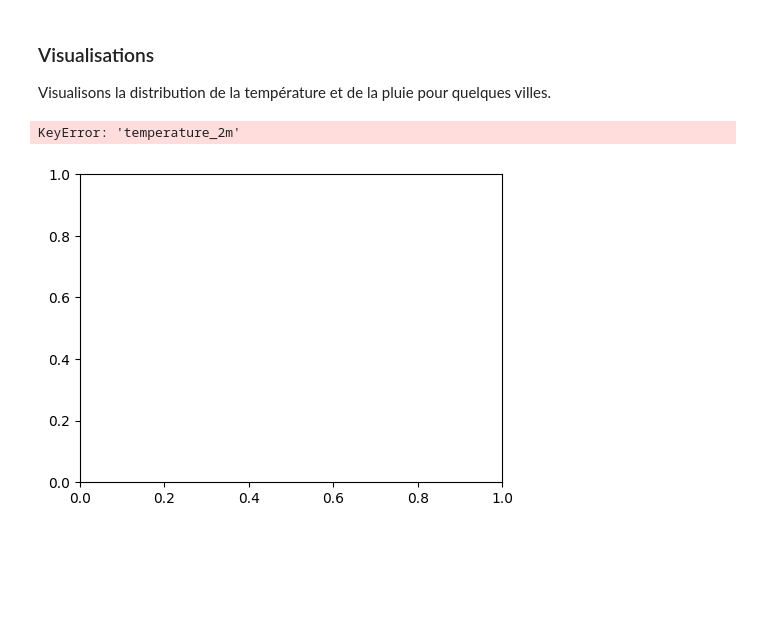
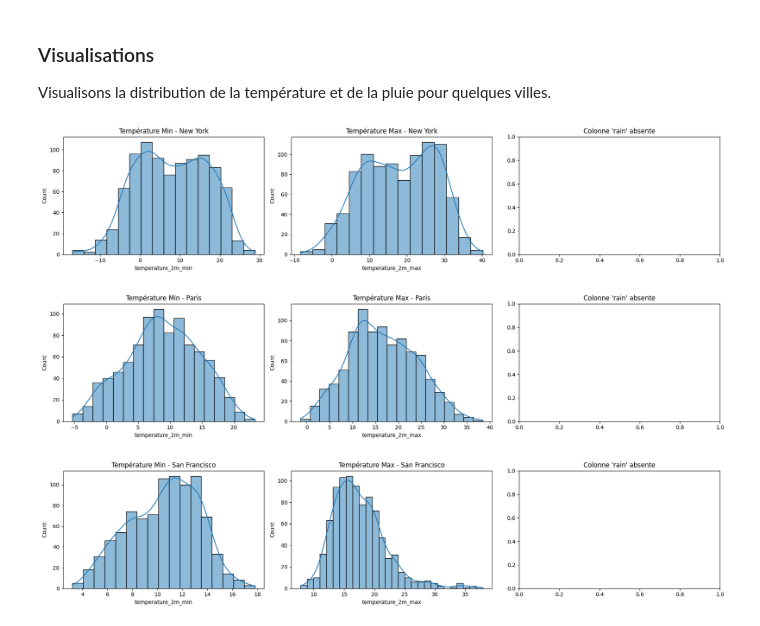
Before and after one commit to dieudonne19/data-etl-1, a Jupyter notebook: noteboook/nb.ipynb, the cells around one changed output. Saved outputs shown, nothing was run; the diff lists cells and outputs as text; code cells hidden in the pictures; blank space fills up the shorter version.

Commit message:
fix: fix error in column temperature_2min archive csv file

```diff
--- a/noteboook/nb.ipynb
+++ b/noteboook/nb.ipynb
@@ -119,17 +119,50 @@ Current:
 
 Visualisons la distribution de la température et de la pluie pour quelques villes.
 # %%
-# Visualisation de la température et de la pluie pour quelques villes
+# Visualisation de la température min, max et de la pluie pour quelques villes
 villes_exemple = archive_df["city"].unique()[:3] if "city" in archive_df.columns else []
 for ville in villes_exemple:
-    plt.figure(figsize=(12, 4))
-    plt.subplot(1, 2, 1)
-    sns.histplot(archive_df[archive_df["city"] == ville]["temperature_2m"], kde=True)
-    plt.title(f"Température - {ville}")
-    plt.subplot(1, 2, 2)
-    sns.histplot(archive_df[archive_df["city"] == ville]["rain"], kde=True)
-    plt.title(f"Pluie - {ville}")
+    plt.figure(figsize=(18, 4))
+    # Température min
+    plt.subplot(1, 3, 1)
+    if "temperature_2m_min" in archive_df.columns:
+        temp_min_data = archive_df[archive_df["city"] == ville][
+            "temperature_2m_min"
+        ].dropna()
+        if not temp_min_data.empty:
+            sns.histplot(temp_min_data, kde=True)
+            plt.title(f"Température Min - {ville}")
+        else:
+            plt.title(f"Température Min - {ville} (données manquantes)")
+    else:
+        plt.title("Colonne 'temperature_2m_min' absente")
+    # Température max
+    plt.subplot(1, 3, 2)
+    if "temperature_2m_max" in archive_df.columns:
+        temp_max_data = archive_df[archive_df["city"] == ville][
+            "temperature_2m_max"
+        ].dropna()
+        if not temp_max_data.empty:
+            sns.histplot(temp_max_data, kde=True)
+            plt.title(f"Température Max - {ville}")
+        else:
+            plt.title(f"Température Max - {ville} (données manquantes)")
+    else:
+        plt.title("Colonne 'temperature_2m_max' absente")
+    # Pluie
+    plt.subplot(1, 3, 3)
+    if "rain" in archive_df.columns:
+        rain_data = archive_df[archive_df["city"] == ville]["rain"].dropna()
+        if not rain_data.empty:
+            sns.histplot(rain_data, kde=True)
+            plt.title(f"Pluie - {ville}")
+        else:
+            plt.title(f"Pluie - {ville} (données manquantes)")
+    else:
+        plt.title("Colonne 'rain' absente")
+    plt.tight_layout()
     plt.show()
 # %% [output]
-KeyError: 'temperature_2m'
-[figure, old version]
+[figure, new version]
+[figure, added]
+[figure, added]
```
